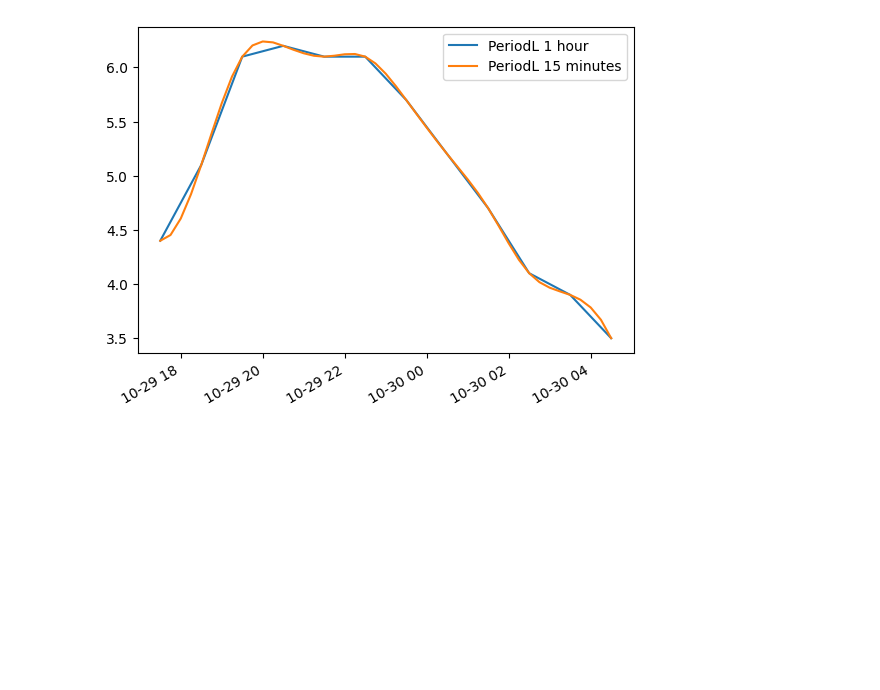
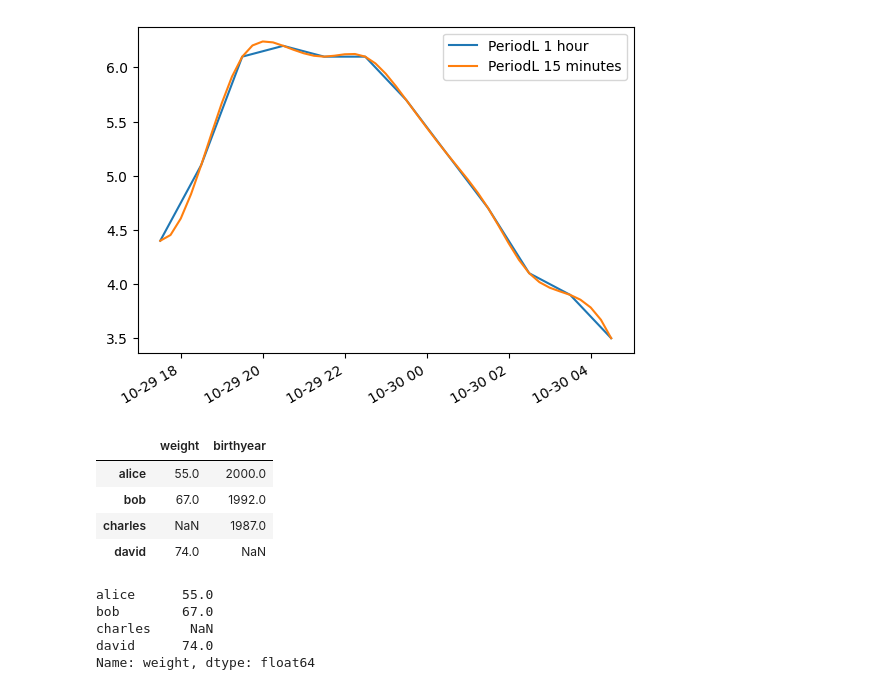
Before and after one commit to woofingforyou/Hands-On-Machine-Learning, a Jupyter notebook: tutorials/Pandas/Pandas.ipynb, the cells around one changed output. Drawn from its saved outputs; the diff is of its cells as text; code cells hidden in the pictures; blank space fills up the shorter version.

```diff
--- a/tutorials/Pandas/Pandas.ipynb
+++ b/tutorials/Pandas/Pandas.ipynb
@@ -191,3 +191,24 @@ plt.show
 # %% [output]
 <function matplotlib.pyplot.show(close=None, block=None)>
 [figure]
+# %%
+people_dict = {
+    "weight" : pd.Series([55,67,74], index=["alice", "bob","david"]),
+    "birthyear" : pd.Series([1992, 2000, 1987], index=["bob", "alice", "charles"])
+}
+people = pd.DataFrame(people_dict)
+people
+# %% [output]
+|  | weight | birthyear |
+| alice | 55.0 | 2000.0 |
+| bob | 67.0 | 1992.0 |
+| charles | NaN | 1987.0 |
+| david | 74.0 | NaN |
+# %%
+people["weight"]
+# %% [output]
+alice      55.0
+bob        67.0
+charles     NaN
+david      74.0
+Name: weight, dtype: float64
```
Also changed, not shown: 2 other files.
